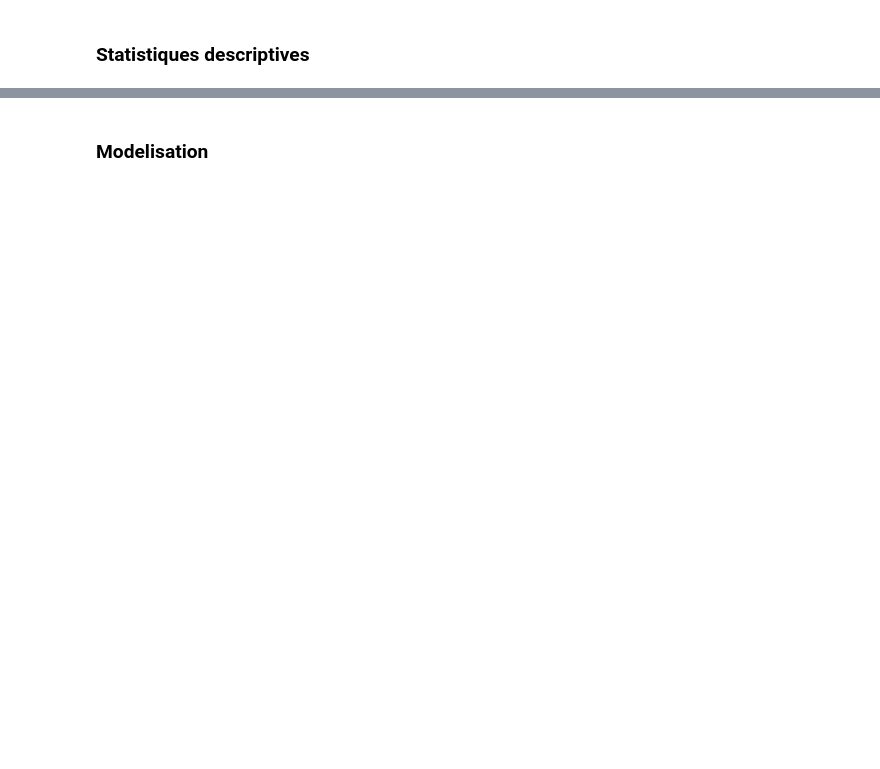
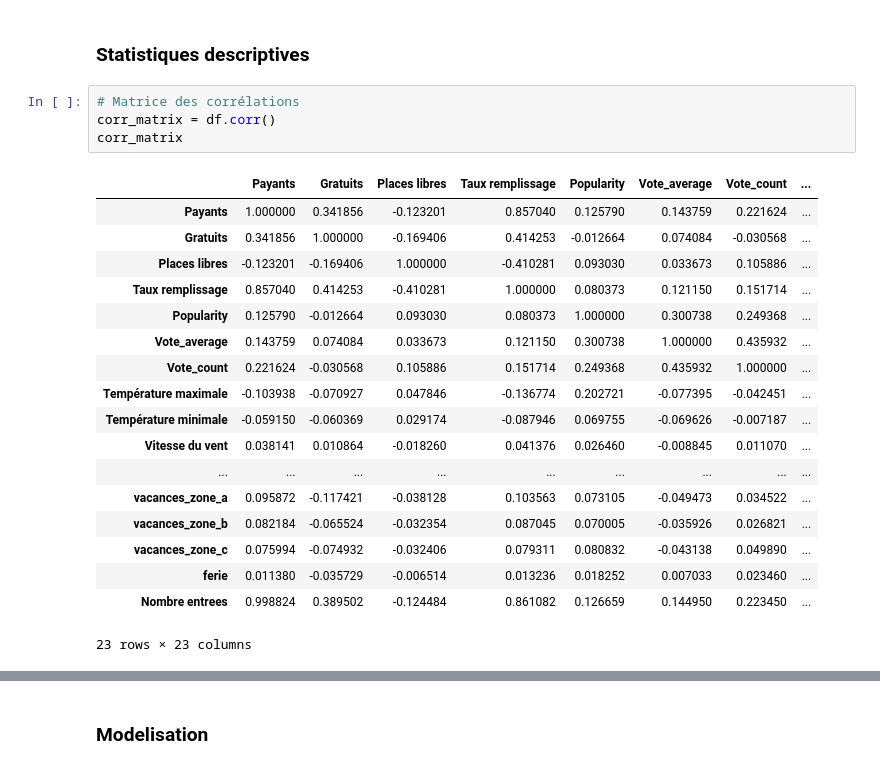
Before and after one commit to Pierre-Faure/Cine_ML, a Jupyter notebook: notebooks/[FR]_1.3_analyse_donnees_completes.ipynb, the cells around one changed output, grey strips where cells are left out. Saved outputs shown, nothing was run; the diff lists cells and outputs as text; blank space fills up the shorter version.

```diff
--- a/notebooks/[FR]_1.3_analyse_donnees_completes.ipynb
+++ b/notebooks/[FR]_1.3_analyse_donnees_completes.ipynb
@@ -95,2 +95,25 @@ array(['très défavorable', 'correct', 'défavorable', 'favorable', nan,
 # %% [markdown]
 ### Statistiques descriptives
+# %%
+# Matrice des corrélations
+corr_matrix = df.corr()
+corr_matrix
+# %% [output]
+|  | Payants | Gratuits | Places libres | Taux remplissage | Popularity | Vote_average | Vote_count | ... |
+| Payants | 1.000000 | 0.341856 | -0.123201 | 0.857040 | 0.125790 | 0.143759 | 0.221624 | ... |
+| Gratuits | 0.341856 | 1.000000 | -0.169406 | 0.414253 | -0.012664 | 0.074084 | -0.030568 | ... |
+| Places libres | -0.123201 | -0.169406 | 1.000000 | -0.410281 | 0.093030 | 0.033673 | 0.105886 | ... |
+| Taux remplissage | 0.857040 | 0.414253 | -0.410281 | 1.000000 | 0.080373 | 0.121150 | 0.151714 | ... |
+| Popularity | 0.125790 | -0.012664 | 0.093030 | 0.080373 | 1.000000 | 0.300738 | 0.249368 | ... |
+| Vote_average | 0.143759 | 0.074084 | 0.033673 | 0.121150 | 0.300738 | 1.000000 | 0.435932 | ... |
+| Vote_count | 0.221624 | -0.030568 | 0.105886 | 0.151714 | 0.249368 | 0.435932 | 1.000000 | ... |
+| Température maximale | -0.103938 | -0.070927 | 0.047846 | -0.136774 | 0.202721 | -0.077395 | -0.042451 | ... |
+| Température minimale | -0.059150 | -0.060369 | 0.029174 | -0.087946 | 0.069755 | -0.069626 | -0.007187 | ... |
+| Vitesse du vent | 0.038141 | 0.010864 | -0.018260 | 0.041376 | 0.026460 | -0.008845 | 0.011070 | ... |
+| ... | ... | ... | ... | ... | ... | ... | ... | ... |
+| vacances_zone_a | 0.095872 | -0.117421 | -0.038128 | 0.103563 | 0.073105 | -0.049473 | 0.034522 | ... |
+| vacances_zone_b | 0.082184 | -0.065524 | -0.032354 | 0.087045 | 0.070005 | -0.035926 | 0.026821 | ... |
+| vacances_zone_c | 0.075994 | -0.074932 | -0.032406 | 0.079311 | 0.080832 | -0.043138 | 0.049890 | ... |
+| ferie | 0.011380 | -0.035729 | -0.006514 | 0.013236 | 0.018252 | 0.007033 | 0.023460 | ... |
+| Nombre entrees | 0.998824 | 0.389502 | -0.124484 | 0.861082 | 0.126659 | 0.144950 | 0.223450 | ... |
+23 rows × 23 columns
```
Also changed, not shown: parts of 13 cells of this notebook, 1 other file.
